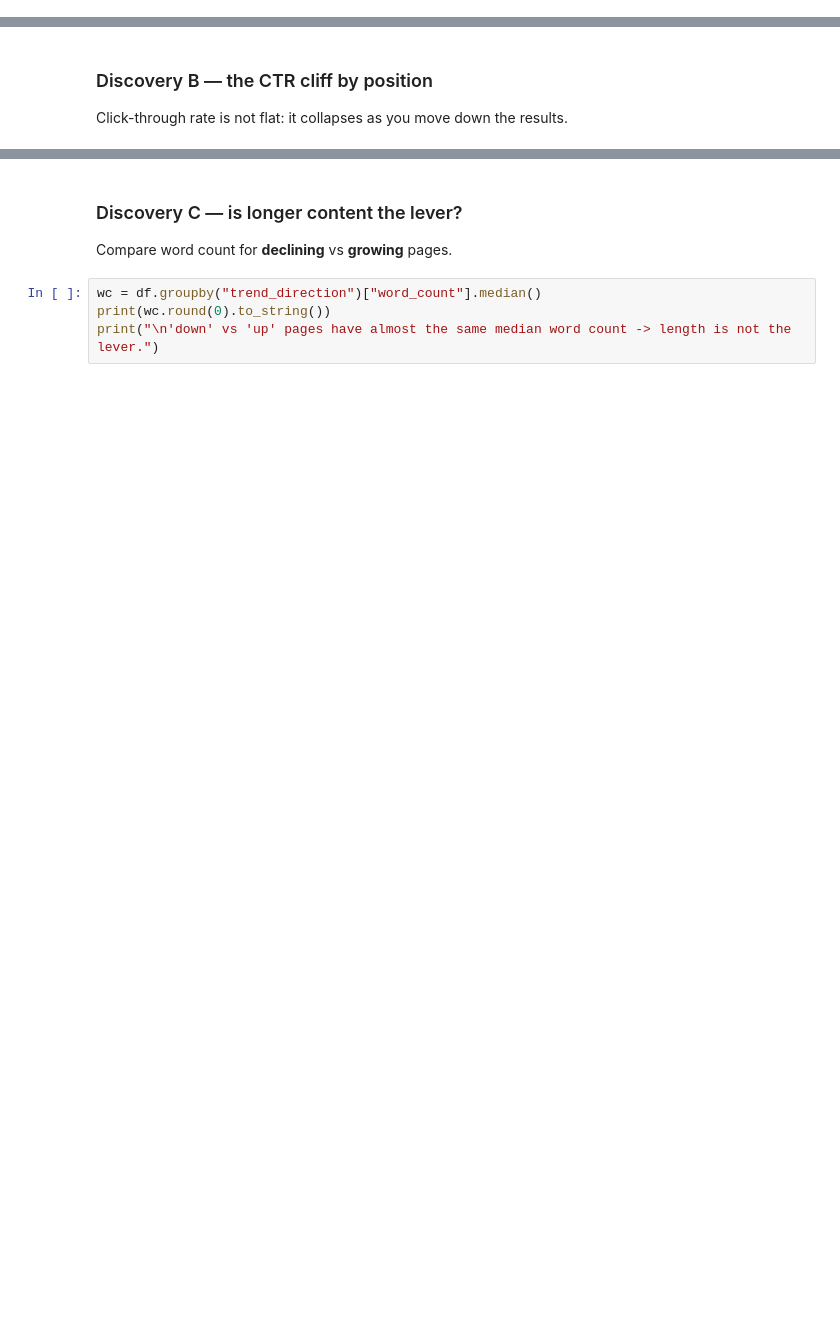
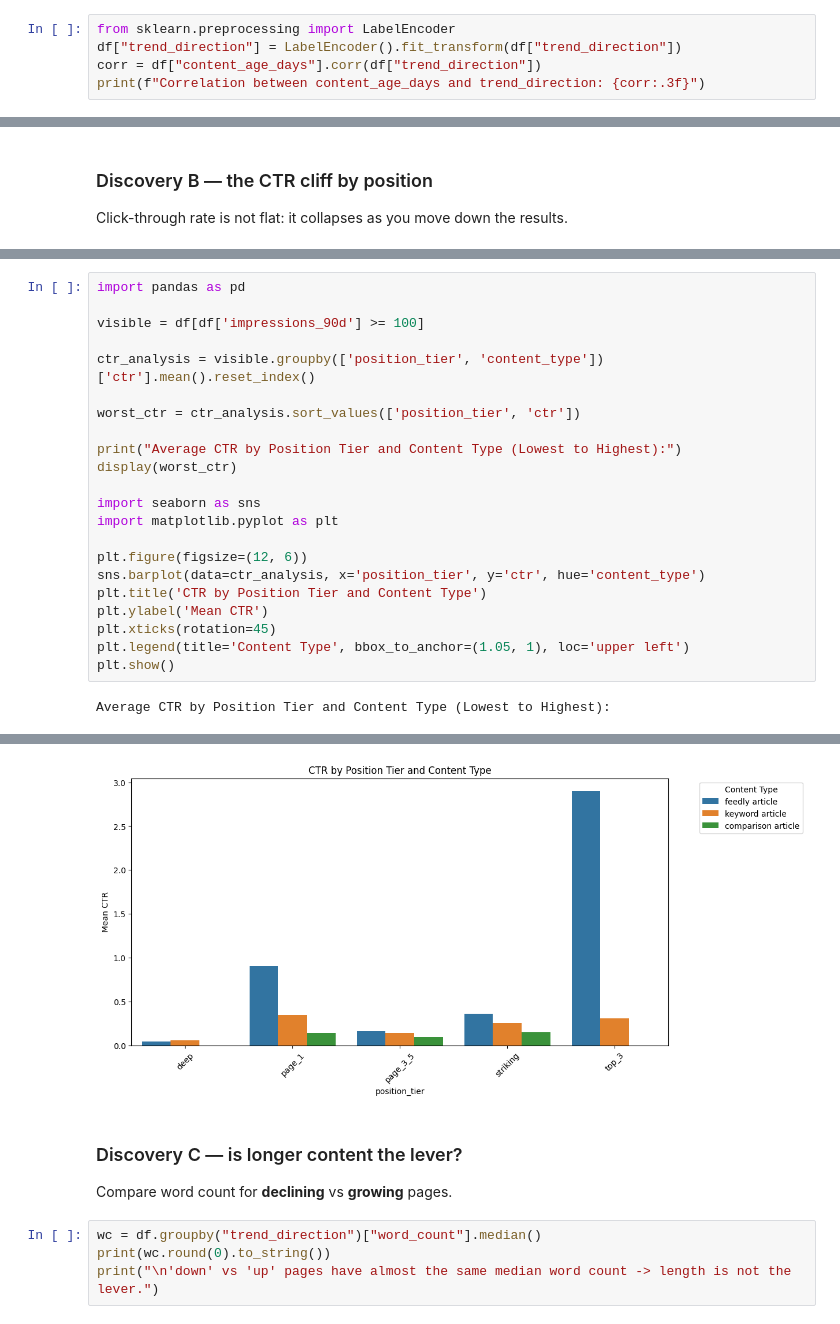
Before and after one commit to SafeeAkmal/FlyRank-ML-internship-tasks, a Jupyter notebook: notebooks/01_first_look_and_discovery.ipynb, the cells around one changed output, grey strips where cells are left out. Cells and saved outputs as stored; diff of their text form; blank space fills up the shorter version.

```diff
--- a/notebooks/01_first_look_and_discovery.ipynb
+++ b/notebooks/01_first_look_and_discovery.ipynb
@@ -74,0 +119,5 @@ print("Near zero -> keyword search volume barely predicts the traffic a page act
+# %%
+from sklearn.preprocessing import LabelEncoder
+df["trend_direction"] = LabelEncoder().fit_transform(df["trend_direction"])
+corr = df["content_age_days"].corr(df["trend_direction"])
+print(f"Correlation between content_age_days and trend_direction: {corr:.3f}")
@@ -82,0 +147,24 @@ ctr_by_pos.plot(kind="bar", title="Mean CTR by position tier (impressions >= 100
+# %%
+import pandas as pd
+
+visible = df[df['impressions_90d'] >= 100]
+
+ctr_analysis = visible.groupby(['position_tier', 'content_type'])['ctr'].mean().reset_index()
+
+worst_ctr = ctr_analysis.sort_values(['position_tier', 'ctr'])
+
+print("Average CTR by Position Tier and Content Type (Lowest to Highest):")
+display(worst_ctr)
+
+import seaborn as sns
+import matplotlib.pyplot as plt
+
+plt.figure(figsize=(12, 6))
+sns.barplot(data=ctr_analysis, x='position_tier', y='ctr', hue='content_type')
+plt.title('CTR by Position Tier and Content Type')
+plt.ylabel('Mean CTR')
+plt.xticks(rotation=45)
+plt.legend(title='Content Type', bbox_to_anchor=(1.05, 1), loc='upper left')
+plt.show()
+# %% [output]
+Average CTR by Position Tier and Content Type (Lowest to Highest):
@@ -83,3 +186,4 @@ ctr_by_pos.plot(kind="bar", title="Mean CTR by position tier (impressions >= 100
+[figure, added]
 # %% [markdown]
 ### Discovery C — is longer content the lever?
 Compare word count for **declining** vs **growing** pages.
```
Also changed, not shown: parts of 13 cells of this notebook.
